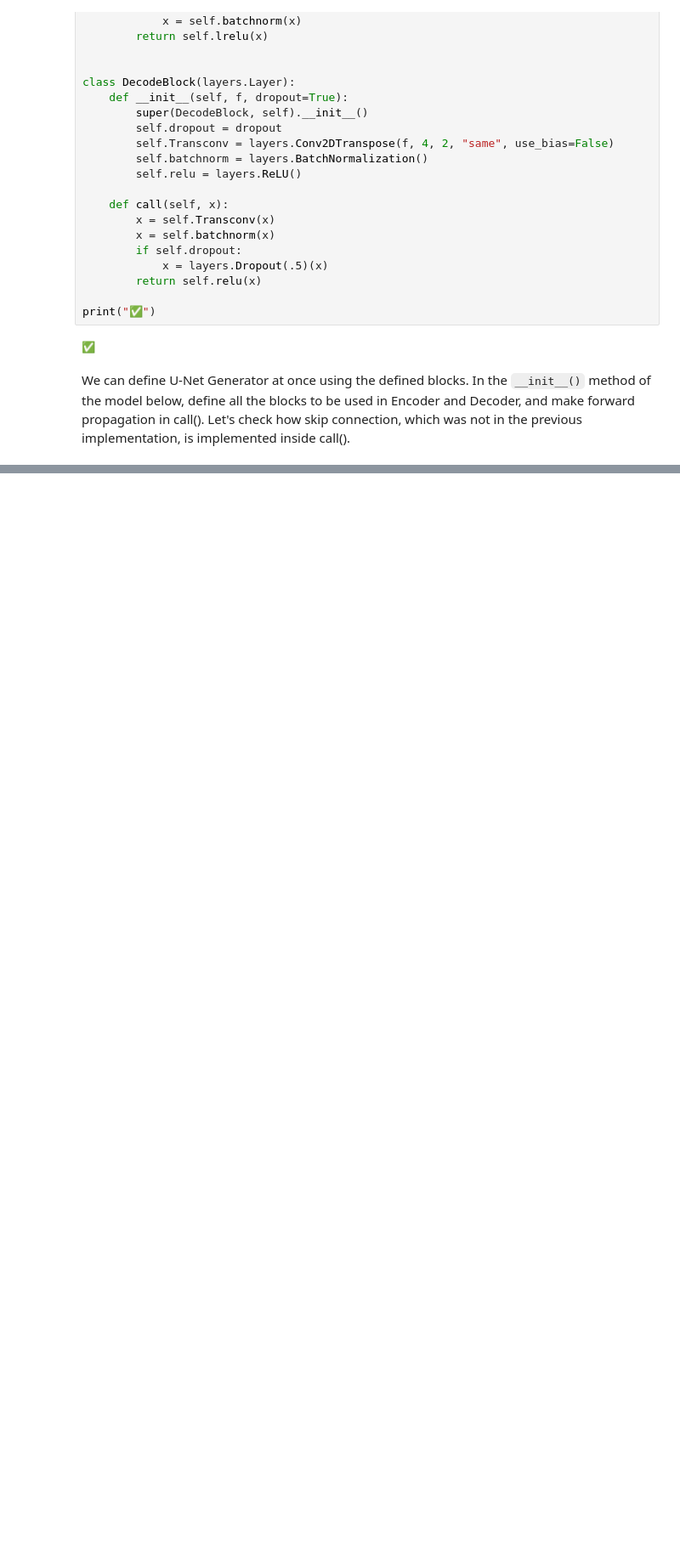
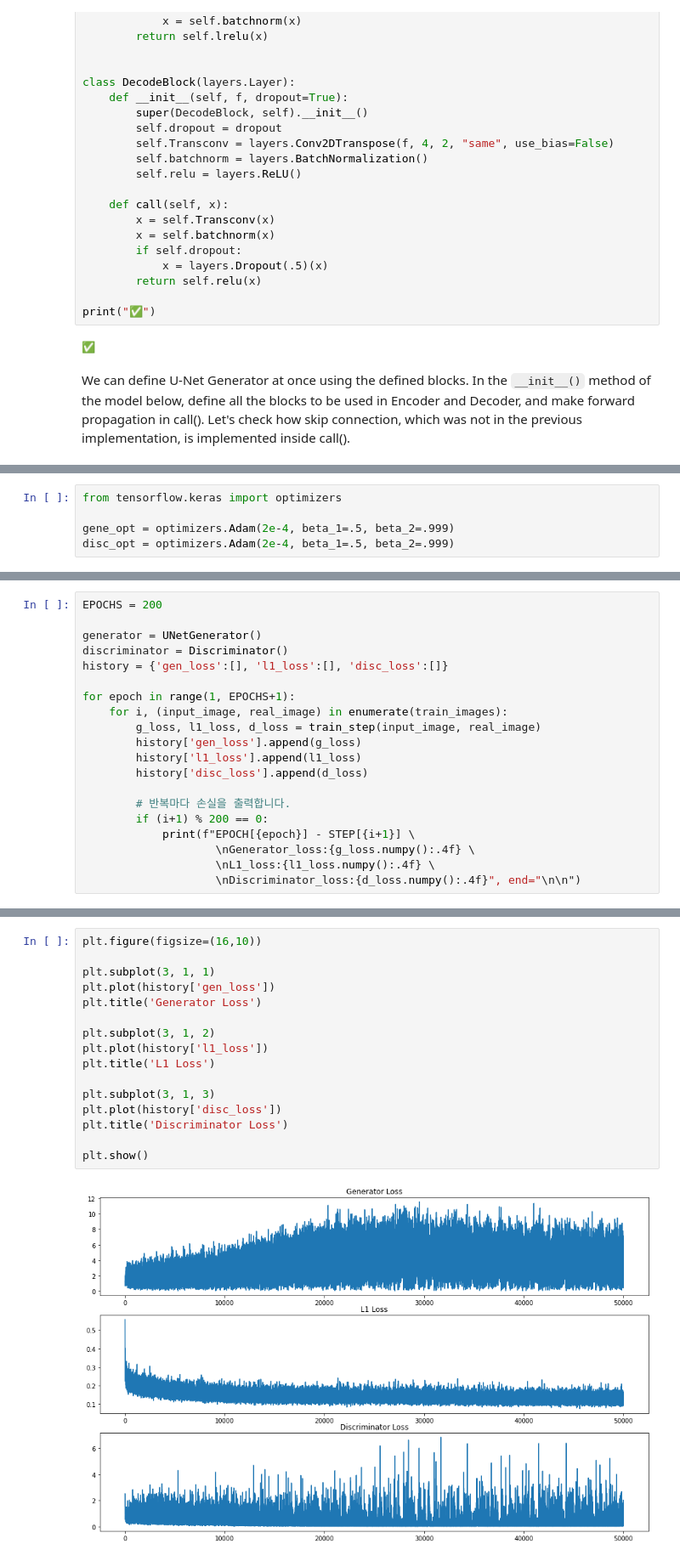
Before and after one commit to jieunjeon/Data-Science-Fundamental, a Jupyter notebook: Exploration/[E_19]_Segmentation_map_streets.ipynb, the cells around one changed output, grey strips where cells are left out. Shown at 85% size. Saved outputs shown, nothing was run; the diff lists cells and outputs as text; blank space fills up the shorter version.

```diff
--- a/Exploration/[E_19]_Segmentation_map_streets.ipynb
+++ b/Exploration/[E_19]_Segmentation_map_streets.ipynb
@@ -360,0 +503,5 @@ print("✅")
+# %%
+from tensorflow.keras import optimizers
+
+gene_opt = optimizers.Adam(2e-4, beta_1=.5, beta_2=.999)
+disc_opt = optimizers.Adam(2e-4, beta_1=.5, beta_2=.999)
@@ -360,0 +529,20 @@ print("✅")
+# %%
+EPOCHS = 200
+
+generator = UNetGenerator()
+discriminator = Discriminator()
+history = {'gen_loss':[], 'l1_loss':[], 'disc_loss':[]}
+
+for epoch in range(1, EPOCHS+1):
+    for i, (input_image, real_image) in enumerate(train_images):
+        g_loss, l1_loss, d_loss = train_step(input_image, real_image)
+        history['gen_loss'].append(g_loss)
+        history['l1_loss'].append(l1_loss)
+        history['disc_loss'].append(d_loss)
+
+        # 반복마다 손실을 출력합니다.
+        if (i+1) % 200 == 0:
+            print(f"EPOCH[{epoch}] - STEP[{i+1}] \
+                    \nGenerator_loss:{g_loss.numpy():.4f} \
+                    \nL1_loss:{l1_loss.numpy():.4f} \
+                    \nDiscriminator_loss:{d_loss.numpy():.4f}", end="\n\n")
@@ -360,0 +567,18 @@ print("✅")
+# %%
+plt.figure(figsize=(16,10))
+
+plt.subplot(3, 1, 1)
+plt.plot(history['gen_loss'])
+plt.title('Generator Loss')
+
+plt.subplot(3, 1, 2)
+plt.plot(history['l1_loss'])
+plt.title('L1 Loss')
+
+plt.subplot(3, 1, 3)
+plt.plot(history['disc_loss'])
+plt.title('Discriminator Loss')
+
+plt.show()
+# %% [output]
+[figure, added]
```
Also changed, not shown: parts of 22 cells of this notebook, 2 other files.
